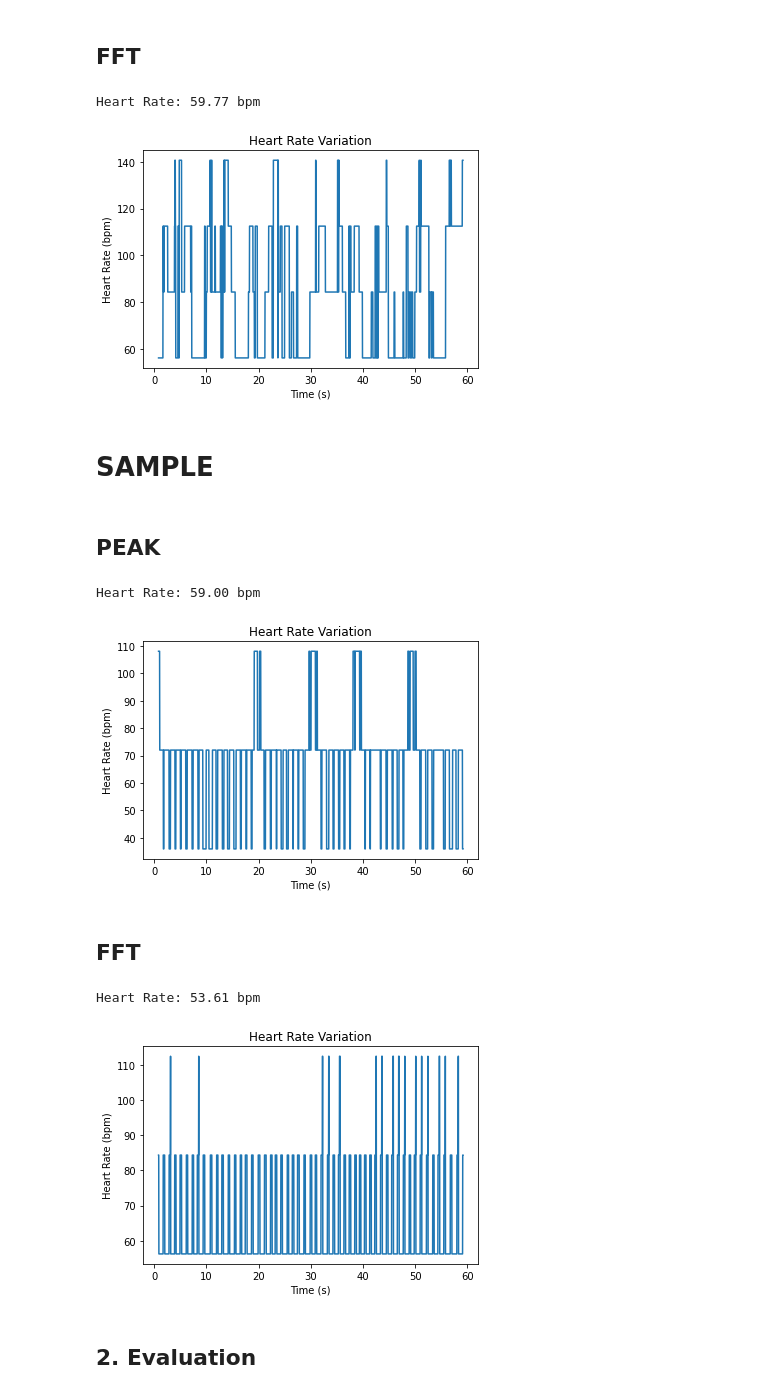
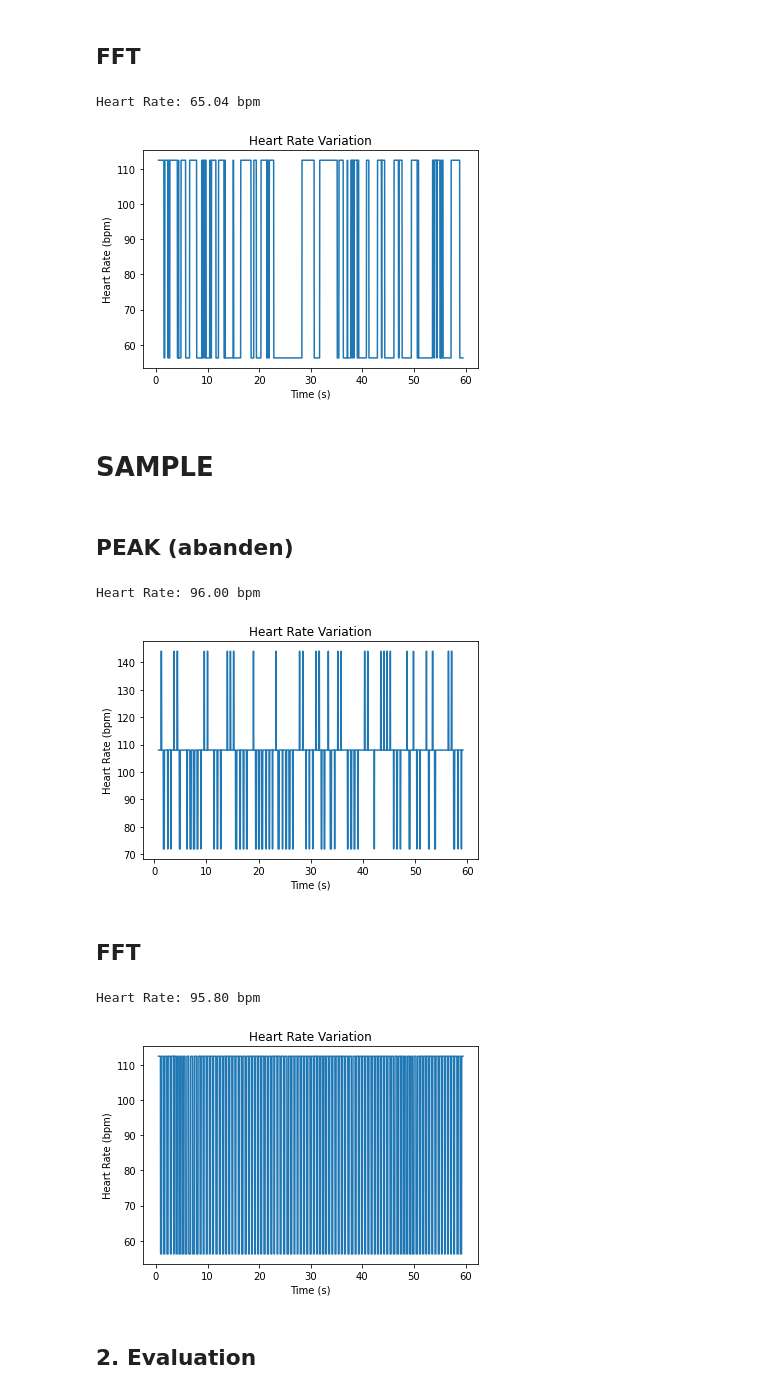
Before and after one commit to HKU-COMP7310-HeartRateDetection/rpgg, a Jupyter notebook: test.ipynb, the cells around one changed output. Drawn from its saved outputs; the diff is of its cells as text; code cells hidden in the pictures.

```diff
--- a/test.ipynb
+++ b/test.ipynb
@@ -16,7 +17,7 @@ from scipy.sparse import spdiags
 ## 1. Take one data as an example
 # %%
 # load mat file
-sample_file = sio.loadmat('./mmpd/p6_0.mat')
+sample_file = sio.loadmat('./mmpd/p29_0.mat')
 print(sample_file.keys())
 # %% [output]
 dict_keys(['__header__', '__version__', '__globals__', 'video', 'GT_ppg', 'light', 'motion', 'exercise', 'skin_color', 'gender', 'glasser', 'hair_cover', 'makeup'])
@@ -254,7 +255,7 @@ Heart Rate: 0.00 bpm
 ## FFT
 # %%
 BVP=BVP_POS
-window_size=50
+window_size=30
 sampling_rate=30
 
 heart_rate=_calculate_fft_hr(BVP)
@@ -280,17 +281,13 @@ plt.show()
 
 heart_rates_fft=heart_rates
 # %% [output]
-Heart Rate: 59.77 bpm
+Heart Rate: 65.04 bpm
-[figure, old version]
+[figure, new version]
 # %% [markdown]
 # SAMPLE
 # %% [markdown]
-## PEAK
+## PEAK (abanden)
 # %%
-import numpy as np
-import matplotlib.pyplot as plt
-from scipy.signal import find_peaks
-
 BVP = gt[0]
 window_size = 50
 sampling_rate = 30
@@ -330,41 +327,41 @@ plt.show()
 
 sample_peak = heart_rates_interp
 # %% [output]
-Heart Rate: 59.00 bpm
+Heart Rate: 96.00 bpm
-[figure, old version]
+[figure, new version]
 # %% [markdown]
 ## FFT
 # %%
 BVP=gt[0]
-window_size=50
+window_size=30
 sampling_rate=30
 
 heart_rate=_calculate_fft_hr(BVP)
 
 # 打印心率值
 print("Heart Rate: {:.2f} bpm".format(heart_rate))
 
 # 滑动窗口计算心率值
 heart_rates = []
 
 for i in range(len(BVP) - window_size):
     window = BVP[i:i+window_size]
     heart_rate = _calculate_fft_hr(window)
     #print(heart_rate)
     heart_rates.append(heart_rate)
 
 # 绘制折线图
 time = np.arange(window_size/2, len(BVP) - window_size/2) / sampling_rate
 plt.plot(time, heart_rates)
 plt.xlabel('Time (s)')
 plt.ylabel('Heart Rate (bpm)')
 plt.title('Heart Rate Variation')
 plt.show()
 
 sample_fft=heart_rates
 # %% [output]
-Heart Rate: 53.61 bpm
+Heart Rate: 95.80 bpm
-[figure, old version]
+[figure, new version]
 # %% [markdown]
 ## 2. Evaluation
 # %%
```
Also changed, not shown: parts of 9 cells of this notebook.
